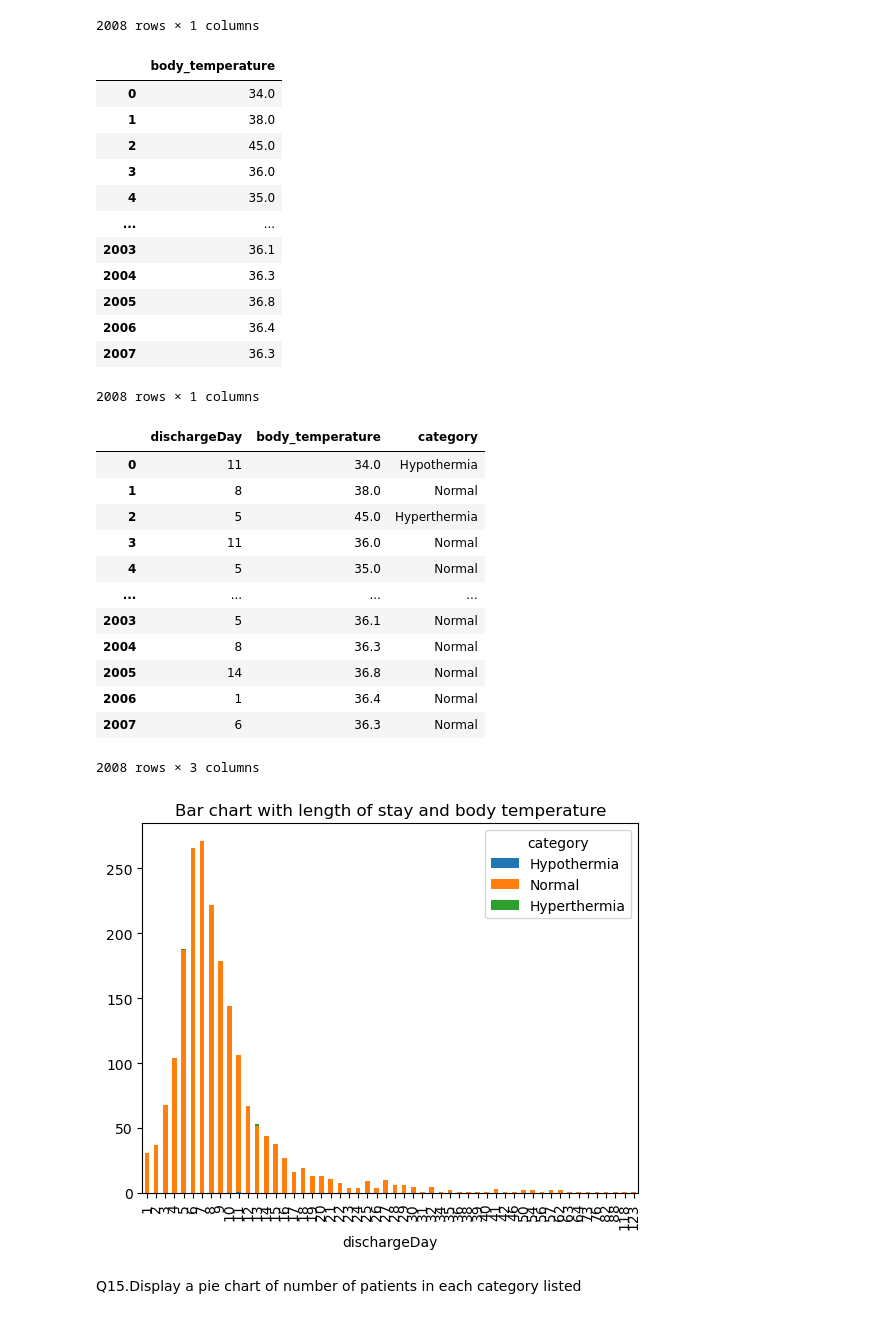
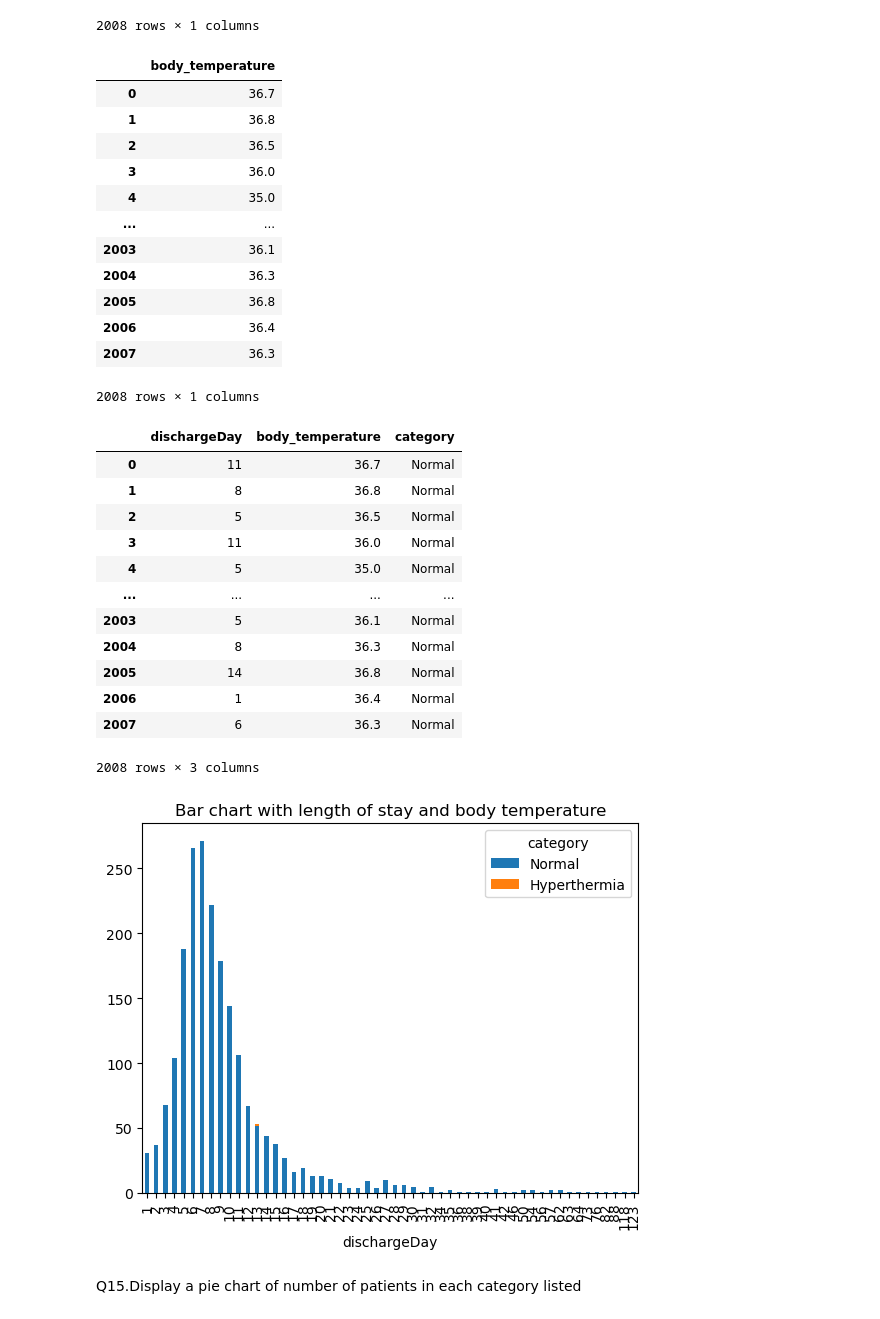
Before and after one commit to Moinandy6/Team9_Py-Stars_Python-Hackathon_Apr24, a Jupyter notebook: Questions1-16.ipynb, the cells around one changed output. Drawn from its saved outputs; the diff is of its cells as text; code cells hidden in the pictures.

```diff
--- a/Questions1-16.ipynb
+++ b/Questions1-16.ipynb
@@ -293,10 +234,11 @@ df_bodytemperature=pd.read_excel("Cardiac_Outcomes.xlsx","Labs",usecols="B")
 # %%
+df_bodytemperature=pd.read_excel("Cardiac_Outcomes.xlsx","Labs",usecols="B")
 df_bodytemperature
 # %% [output]
 |  | body_temperature |
-| 0 | 34.0 |
-| 1 | 38.0 |
-| 2 | 45.0 |
+| 0 | 36.7 |
+| 1 | 36.8 |
+| 2 | 36.5 |
 | 3 | 36.0 |
 | 4 | 35.0 |
 | ... | ... |
@@ -309,6 +251,7 @@ df_bodytemperature
 # %%
 df_merged1 = pd.concat([df_lengthofstay, df_bodytemperature], axis=1)
 # %%
+df_merged1 = pd.concat([df_lengthofstay, df_bodytemperature], axis=1)
 df_merged1
 df_merged1['category'] = 'Normal'
 df_merged1
@@ -316,14 +259,14 @@ df_merged1
 
 df_merged1['body_temperature']=df_merged1['body_temperature'].astype(str)
 
-df_merged1.loc[df_merged1['body_temperature']<="35" ,['category']]='Hypothermia'
+df_merged1.loc[df_merged1['body_temperature']<"35" ,['category']]='Hypothermia'
 df_merged1.loc[df_merged1['body_temperature']>="41" ,['category']]='Hyperthermia'
 df_merged1
 # %% [output]
 |  | dischargeDay | body_temperature | category |
-| 0 | 11 | 34.0 | Hypothermia |
-| 1 | 8 | 38.0 | Normal |
-| 2 | 5 | 45.0 | Hyperthermia |
+| 0 | 11 | 36.7 | Normal |
+| 1 | 8 | 36.8 | Normal |
+| 2 | 5 | 36.5 | Normal |
 | 3 | 11 | 36.0 | Normal |
 | 4 | 5 | 35.0 | Normal |
 | ... | ... | ... | ... |
@@ -336,12 +279,13 @@ df_merged1
 # %%
 import matplotlib.pyplot as plt
 #df_merged1.plot.bar()
 df2 = df_merged1.groupby(['dischargeDay', 'category'])['dischargeDay'].count().unstack('category').fillna(0)
-df2[['Hypothermia','Normal', 'Hyperthermia']].plot(kind='bar', stacked=True)
+df2
+df2[['Normal', 'Hyperthermia']].plot(kind='bar', stacked=True)# hypothermia where body temperature is less than 35 is not prresent in dataset
 plt.title("Bar chart with length of stay and body temperature")
 plt.show()
 # %% [output]
-[figure, old version]
+[figure, new version]
 # %% [markdown]
 Q15.Display a pie chart of number of patients in each category listed
 # %%
```
Also changed, not shown: parts of 30 cells of this notebook.
